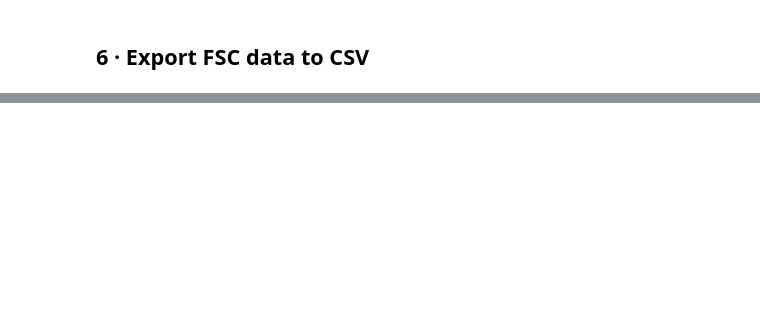
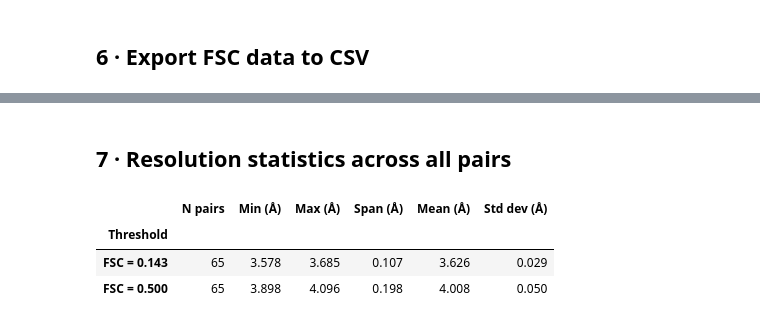
Before and after one commit to mbelouso/cryoEM_pythontools, a Jupyter notebook: FSC_Analysis.ipynb, the cells around one changed output, grey strips where cells are left out. Cells and saved outputs as stored; diff of their text form; code cells hidden in the pictures; blank space fills up the shorter version.

```diff
--- a/FSC_Analysis.ipynb
+++ b/FSC_Analysis.ipynb
@@ -156,0 +246,29 @@ pd.DataFrame(summary_rows).set_index("pair")
+# %% [markdown]
+## 7 · Resolution statistics across all pairs
+# %%
+summary_df = pd.read_csv(os.path.join(OUT_DIR, "fsc_summary.csv"))
+
+stat_cols = [c for c in summary_df.columns if c.startswith("d") and c.endswith("_resolution_A")]
+
+stats_rows = []
+for col in stat_cols:
+    vals = summary_df[col].dropna()
+    thr_label = col.replace("_resolution_A", "").replace("d", "FSC = ")
+    stats_rows.append({
+        "Threshold":   thr_label,
+        "N pairs":     len(vals),
+        "Min (Å)":     vals.min(),
+        "Max (Å)":     vals.max(),
+        "Span (Å)":    vals.max() - vals.min(),
+        "Mean (Å)":    vals.mean(),
+        "Std dev (Å)": vals.std(ddof=1),
+    })
+
+stats_df = pd.DataFrame(stats_rows).set_index("Threshold")
+stats_df = stats_df.round(3)
+stats_df
+# %% [output]
+|  | N pairs | Min (Å) | Max (Å) | Span (Å) | Mean (Å) | Std dev (Å) |
+| Threshold |  |  |  |  |  |  |
+| FSC = 0.143 | 65 | 3.578 | 3.685 | 0.107 | 3.626 | 0.029 |
+| FSC = 0.500 | 65 | 3.898 | 4.096 | 0.198 | 4.008 | 0.050 |
```
Also changed, not shown: parts of 7 cells of this notebook.
